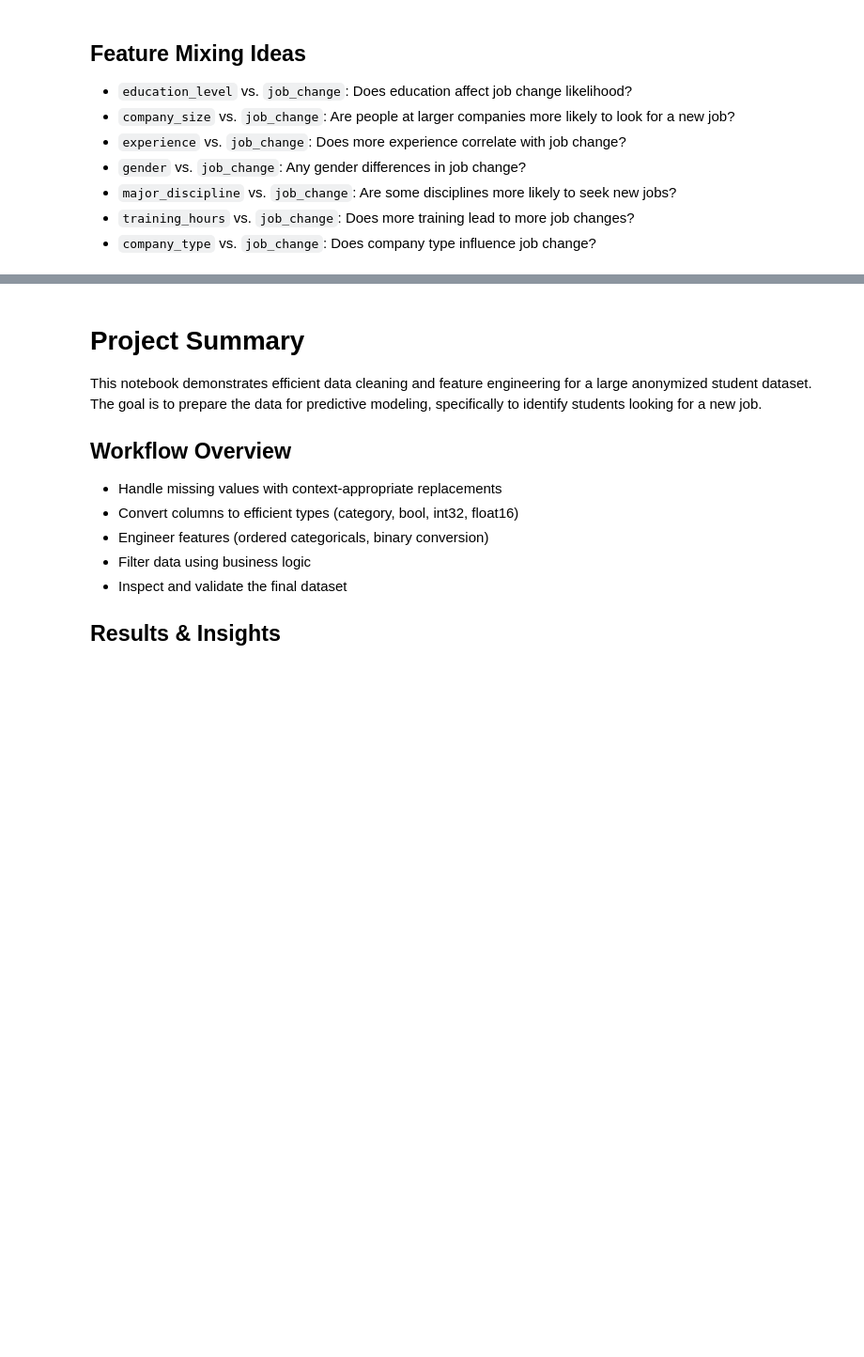
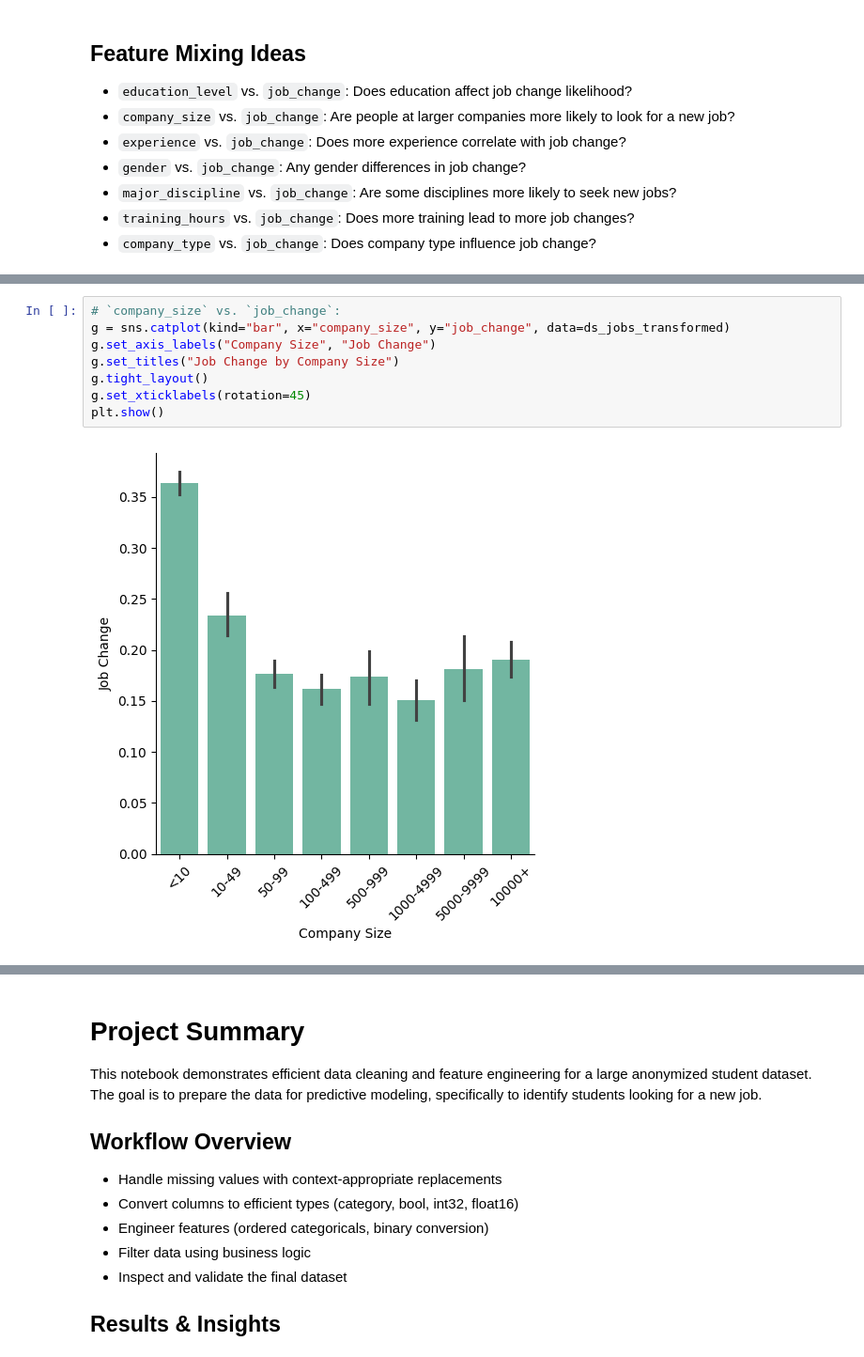
Before and after one commit to Alaeddin-B/DS_project5-DataPrep-, a Jupyter notebook: notebook.ipynb, the cells around one changed output, grey strips where cells are left out. Shown: that part at 94% size. Cells and saved outputs as stored; diff of their text form; blank space fills up the shorter version.

```diff
--- a/notebook.ipynb
+++ b/notebook.ipynb
@@ -195,0 +191,10 @@ plt.show()
+# %%
+# `company_size` vs. `job_change`:
+g = sns.catplot(kind="bar", x="company_size", y="job_change", data=ds_jobs_transformed)
+g.set_axis_labels("Company Size", "Job Change")
+g.set_titles("Job Change by Company Size")
+g.tight_layout()
+g.set_xticklabels(rotation=45)
+plt.show()
+# %% [output]
+[figure, added]
```
Also changed, not shown: parts of 5 cells of this notebook.
